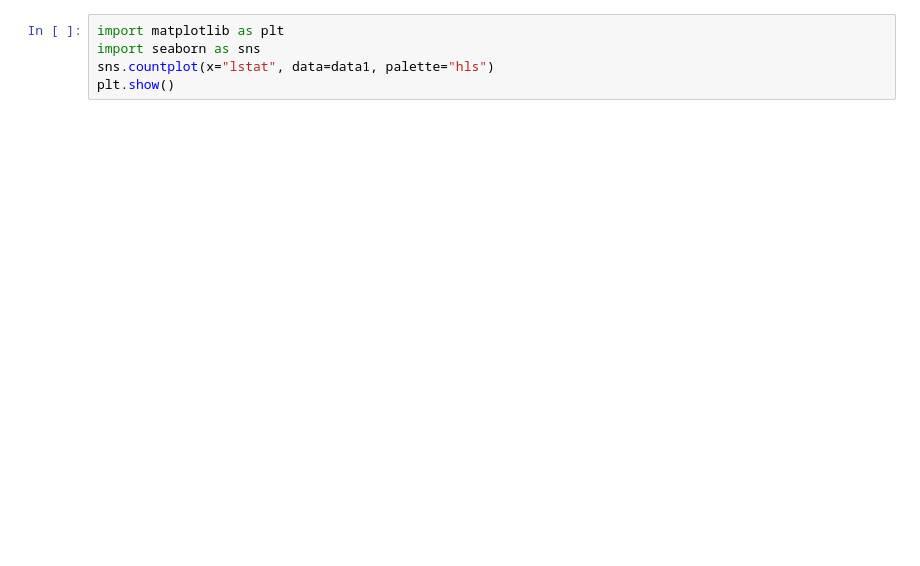
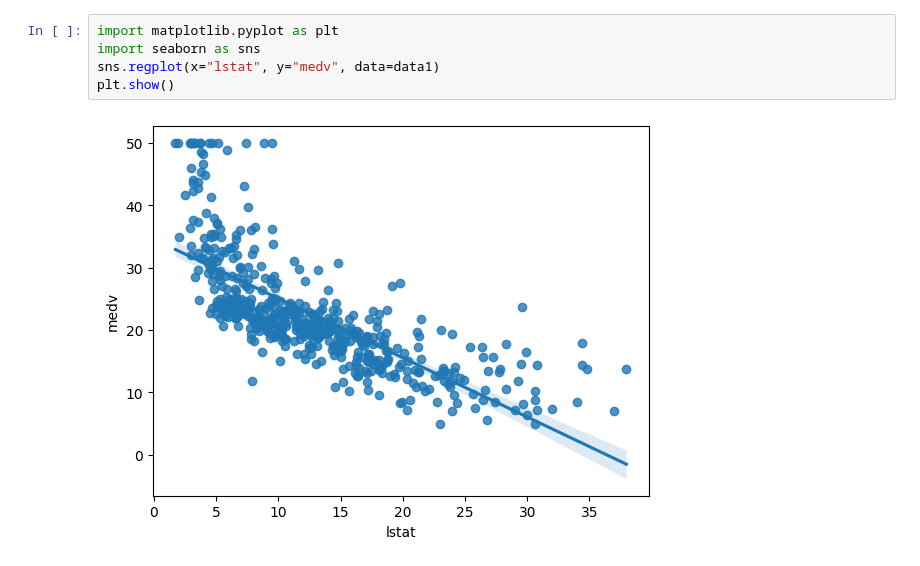
Before and after one commit to SarangRao20/AI, a Jupyter notebook: LinearRegression.ipynb, the cells around one changed output. Drawn from its saved outputs; the diff is of its cells as text; blank space fills up the shorter version.

```diff
--- a/LinearRegression.ipynb
+++ b/LinearRegression.ipynb
@@ -36,5 +58,7 @@ print('Root Mean Squared Error:', np.sqrt(metrics.mean_squared_error(y_test, y_p
 # %%
-import matplotlib as plt
+import matplotlib.pyplot as plt
 import seaborn as sns
-sns.countplot(x="lstat", data=data1, palette="hls")
+sns.regplot(x="lstat", y="medv", data=data1)
 plt.show()
+# %% [output]
+[figure, added]
```
Also changed, not shown: parts of 6 cells of this notebook.
